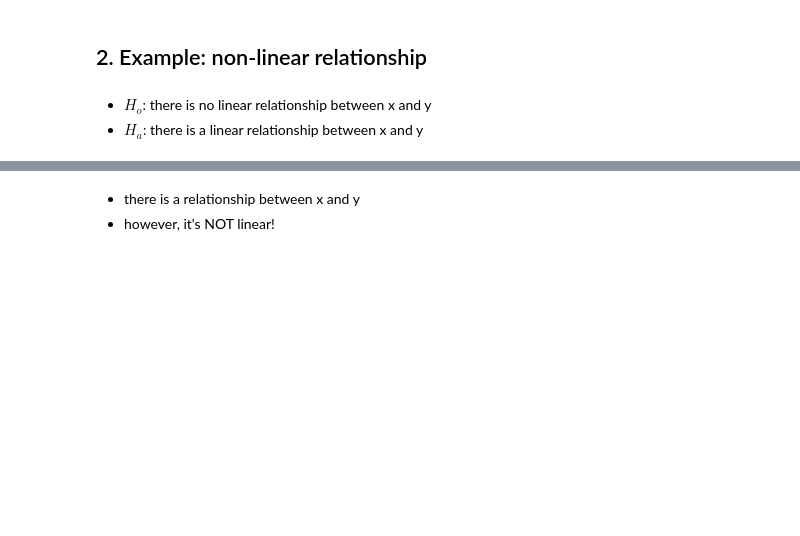
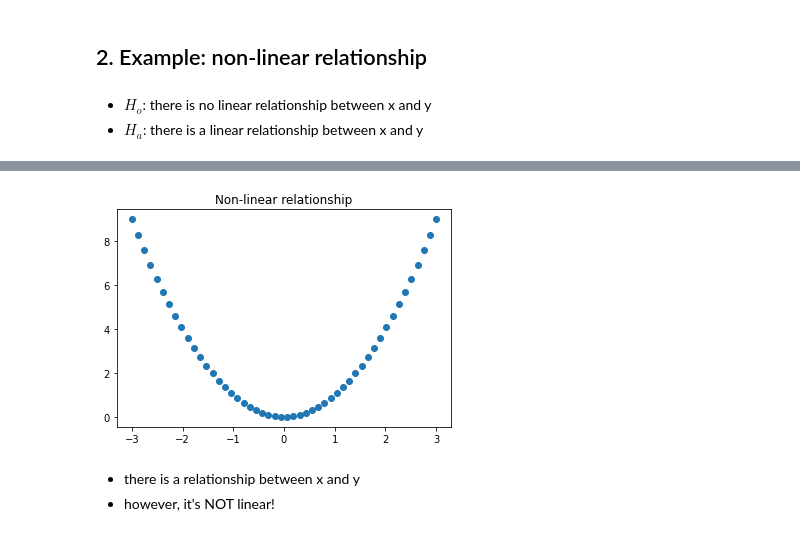
Before and after one commit to CodeupClassroom/leavitt-statistics-exercises, a Jupyter notebook: correlation_lesson.ipynb, the cells around one changed output, grey strips where cells are left out. Saved outputs shown, nothing was run; the diff lists cells and outputs as text; code cells hidden in the pictures; blank space fills up the shorter version.

```diff
--- a/correlation_lesson.ipynb
+++ b/correlation_lesson.ipynb
@@ -187,8 +236,11 @@ else:
 # %%
 #plot it
+plt.scatter(x,y)
 
 plt.title('Non-linear relationship')
 plt.show()
+# %% [output]
+[figure, added]
 # %% [markdown]
 - there is a relationship between x and y
 - however, it's NOT linear!
```
Also changed, not shown: parts of 42 cells of this notebook.
